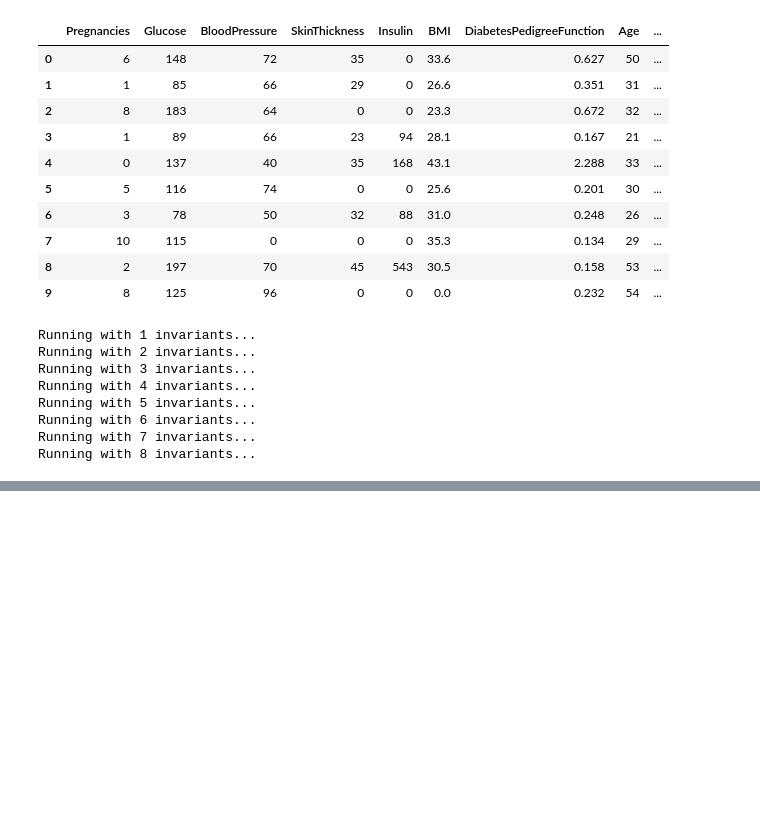
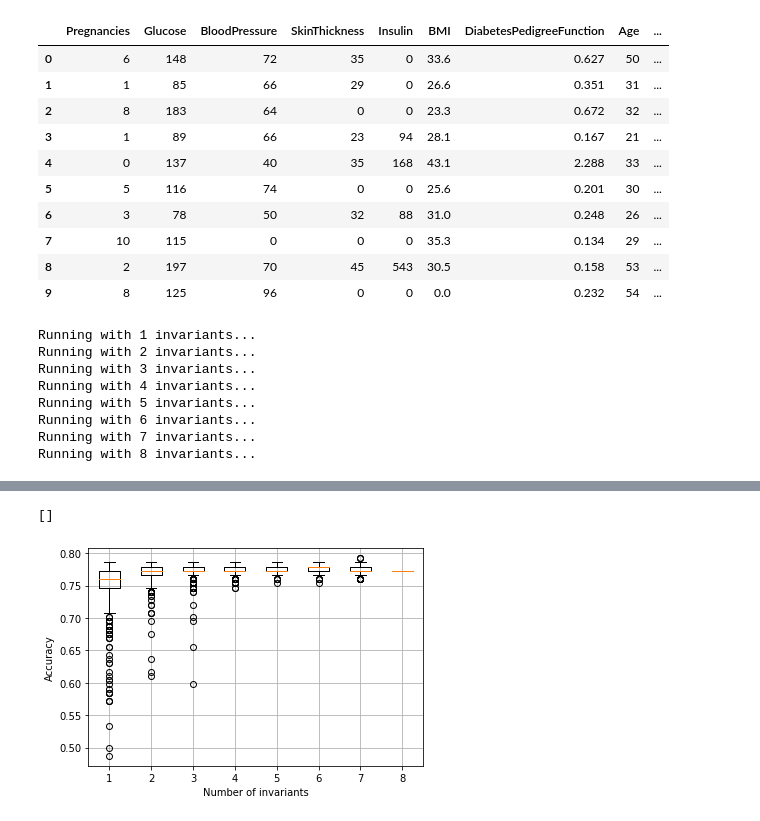
Before and after one commit to Vol0kin/LearningWithInvariants, a Jupyter notebook: SVM_Random_Projections.ipynb, the cells around one changed output, grey strips where cells are left out. Saved outputs shown, nothing was run; the diff lists cells and outputs as text; code cells hidden in the pictures; blank space fills up the shorter version.

Commit message:
Add more experimentation

```diff
--- a/SVM_Random_Projections.ipynb
+++ b/SVM_Random_Projections.ipynb
@@ -102,0 +103,17 @@ plt.plot()
+# %%
+svm_baseline = SVMIRandomProjections(C=1, kernel='rbf', gamma='auto', delta=0.001)
+svm_baseline.fit(X_train_scaled, y_train, num_invariants=0)
+y_pred = svm_baseline.predict(X_test_scaled)
+acc_baseline = accuracy_score(y_test, y_pred)
+
+print(f'Baseline accuracy: {acc_baseline}')
+
+
+for inv, acc in enumerate(accuracies):
+    acc_arr = np.array(acc)
+    n_high_acc_baseline = len(np.where(acc_arr >= acc_baseline)[0])
+    n_high_acc = len(np.where(acc_arr > acc_baseline)[0])
+    max_acc = np.max(acc_arr)
+    print(f'\nNumber of elements with accuracy >= {acc_baseline} using {inv + 1} invariants: {n_high_acc_baseline}')
+    print(f'Number of elements with accuracy > {acc_baseline} using {inv + 1} invariants: {n_high_acc}')
+    print(f'Max. accuracy: {max_acc}')
@@ -102,0 +138,16 @@ plt.plot()
+# %%
+# Run experiments
+accuracies = []
+
+for num_invariants in range(1, 9):
+    print(f'Running with {num_invariants} invariants...')
+    invariant_accuracies = []
+
+    for _ in range(1000):
+        svm_rp = SVMIRandomProjections(C=1, kernel='rbf', gamma='auto', delta=0.3)
+        svm_rp.fit(X_train_scaled, y_train, num_invariants=num_invariants)
+        y_pred = svm_rp.predict(X_test_scaled)
+        acc = accuracy_score(y_test, y_pred)
+        invariant_accuracies.append(acc)
+
+    accuracies.append(invariant_accuracies)
@@ -102,0 +163,9 @@ plt.plot()
+# %%
+plt.boxplot(accuracies)
+plt.grid()
+plt.xlabel('Number of invariants')
+plt.ylabel('Accuracy')
+plt.plot()
+# %% [output]
+[]
+[figure, added]
```
Also changed, not shown: parts of 23 cells of this notebook, 1 other file.
